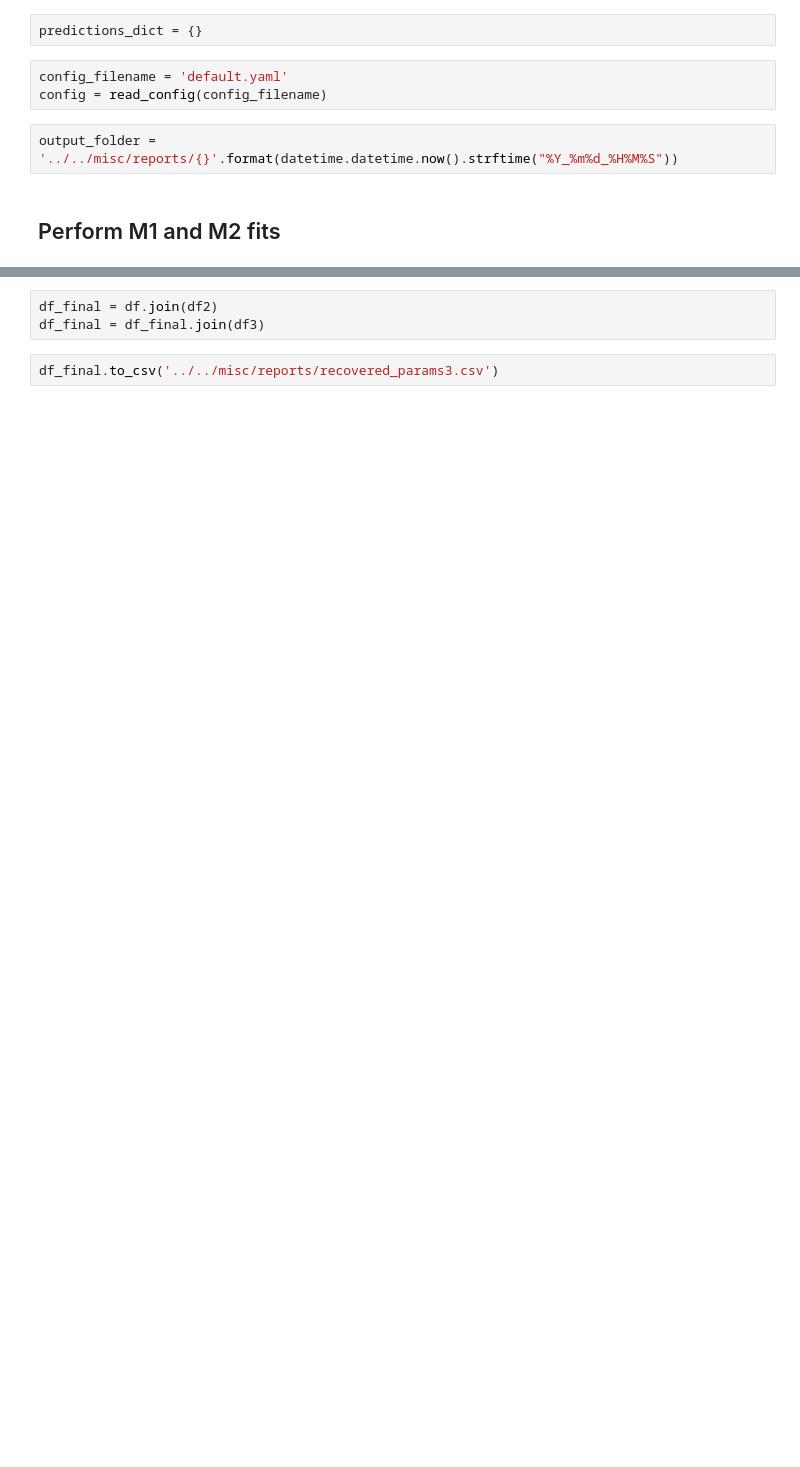
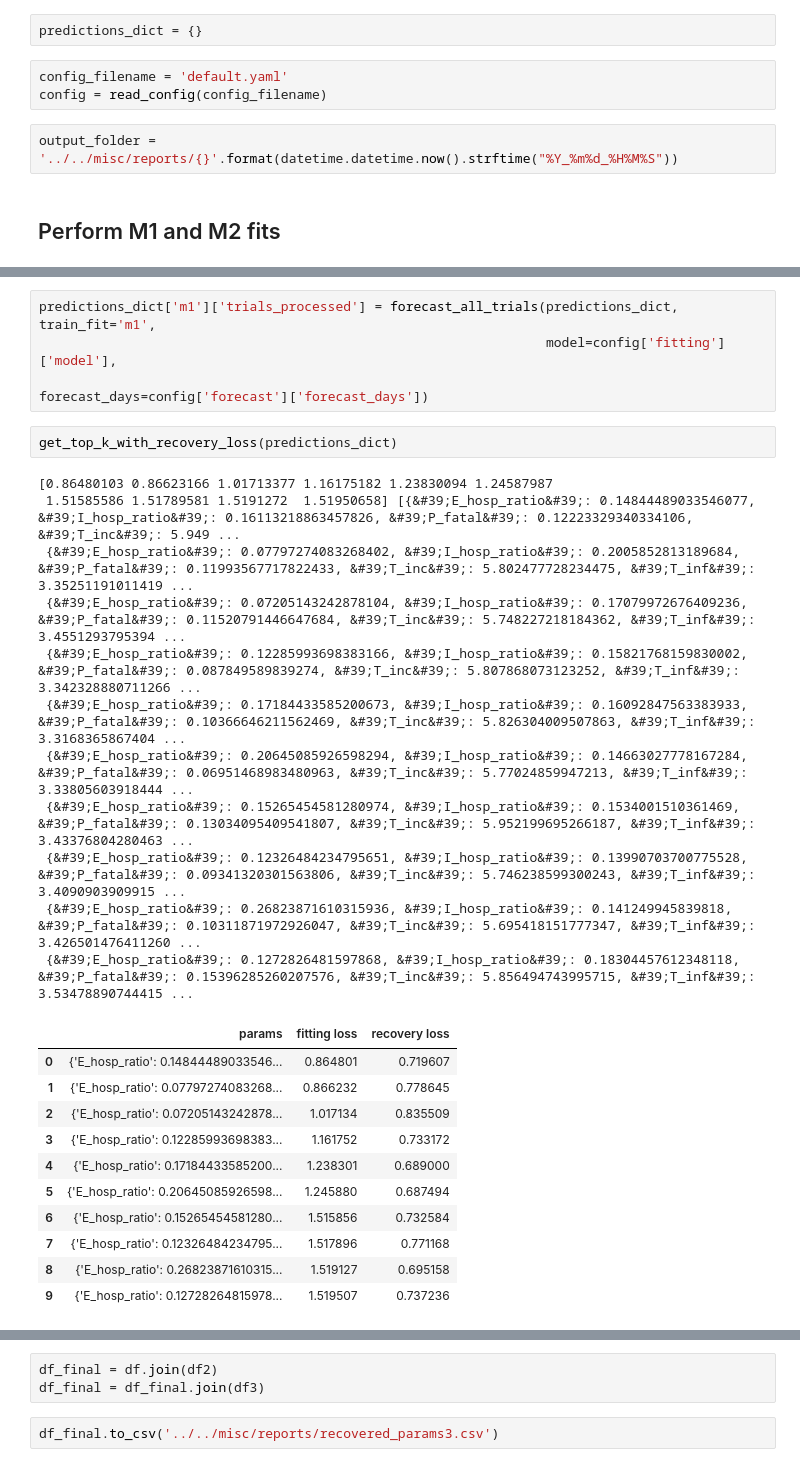
Before and after one commit to WadhwaniAI/covid-modelling, a Jupyter notebook: notebooks/seir/[TRY] parameter_recovery.ipynb, the cells around one changed output, grey strips where cells are left out. Drawn from its saved outputs; the diff is of its cells as text; blank space fills up the shorter version.

```diff
--- a/notebooks/seir/[TRY] parameter_recovery.ipynb
+++ b/notebooks/seir/[TRY] parameter_recovery.ipynb
@@ -58,3 +113,32 @@ loss_parameter_recovery(predictions_dict['m1']['ideal_params'], predictions_dict
+# %%
+predictions_dict['m1']['trials_processed'] = forecast_all_trials(predictions_dict, train_fit='m1',
+                                                                 model=config['fitting']['model'],
+                                                                 forecast_days=config['forecast']['forecast_days'])
+# %%
+get_top_k_with_recovery_loss(predictions_dict)
+# %% [output]
+[0.86480103 0.86623166 1.01713377 1.16175182 1.23830094 1.24587987
+ 1.51585586 1.51789581 1.5191272  1.51950658] [{&#39;E_hosp_ratio&#39;: 0.14844489033546077, &#39;I_hosp_ratio&#39;: 0.16113218863457826, &#39;P_fatal&#39;: 0.12223329340334106, &#39;T_inc&#39;: 5.949 ...
+ {&#39;E_hosp_ratio&#39;: 0.07797274083268402, &#39;I_hosp_ratio&#39;: 0.2005852813189684, &#39;P_fatal&#39;: 0.11993567717822433, &#39;T_inc&#39;: 5.802477728234475, &#39;T_inf&#39;: 3.35251191011419 ...
+ {&#39;E_hosp_ratio&#39;: 0.07205143242878104, &#39;I_hosp_ratio&#39;: 0.17079972676409236, &#39;P_fatal&#39;: 0.11520791446647684, &#39;T_inc&#39;: 5.748227218184362, &#39;T_inf&#39;: 3.4551293795394 ...
+ {&#39;E_hosp_ratio&#39;: 0.12285993698383166, &#39;I_hosp_ratio&#39;: 0.15821768159830002, &#39;P_fatal&#39;: 0.087849589839274, &#39;T_inc&#39;: 5.807868073123252, &#39;T_inf&#39;: 3.342328880711266 ...
+ {&#39;E_hosp_ratio&#39;: 0.17184433585200673, &#39;I_hosp_ratio&#39;: 0.16092847563383933, &#39;P_fatal&#39;: 0.10366646211562469, &#39;T_inc&#39;: 5.826304009507863, &#39;T_inf&#39;: 3.3168365867404 ...
+ {&#39;E_hosp_ratio&#39;: 0.20645085926598294, &#39;I_hosp_ratio&#39;: 0.14663027778167284, &#39;P_fatal&#39;: 0.06951468983480963, &#39;T_inc&#39;: 5.77024859947213, &#39;T_inf&#39;: 3.33805603918444 ...
+ {&#39;E_hosp_ratio&#39;: 0.15265454581280974, &#39;I_hosp_ratio&#39;: 0.1534001510361469, &#39;P_fatal&#39;: 0.13034095409541807, &#39;T_inc&#39;: 5.952199695266187, &#39;T_inf&#39;: 3.43376804280463 ...
+ {&#39;E_hosp_ratio&#39;: 0.12326484234795651, &#39;I_hosp_ratio&#39;: 0.13990703700775528, &#39;P_fatal&#39;: 0.09341320301563806, &#39;T_inc&#39;: 5.746238599300243, &#39;T_inf&#39;: 3.4090903909915 ...
+ {&#39;E_hosp_ratio&#39;: 0.26823871610315936, &#39;I_hosp_ratio&#39;: 0.141249945839818, &#39;P_fatal&#39;: 0.10311871972926047, &#39;T_inc&#39;: 5.695418151777347, &#39;T_inf&#39;: 3.426501476411260 ...
+ {&#39;E_hosp_ratio&#39;: 0.1272826481597868, &#39;I_hosp_ratio&#39;: 0.18304457612348118, &#39;P_fatal&#39;: 0.15396285260207576, &#39;T_inc&#39;: 5.856494743995715, &#39;T_inf&#39;: 3.53478890744415 ...
+|  | params | fitting loss | recovery loss |
+| 0 | {'E_hosp_ratio': 0.14844489033546... | 0.864801 | 0.719607 |
+| 1 | {'E_hosp_ratio': 0.07797274083268... | 0.866232 | 0.778645 |
+| 2 | {'E_hosp_ratio': 0.07205143242878... | 1.017134 | 0.835509 |
+| 3 | {'E_hosp_ratio': 0.12285993698383... | 1.161752 | 0.733172 |
+| 4 | {'E_hosp_ratio': 0.17184433585200... | 1.238301 | 0.689000 |
+| 5 | {'E_hosp_ratio': 0.20645085926598... | 1.245880 | 0.687494 |
+| 6 | {'E_hosp_ratio': 0.15265454581280... | 1.515856 | 0.732584 |
+| 7 | {'E_hosp_ratio': 0.12326484234795... | 1.517896 | 0.771168 |
+| 8 | {'E_hosp_ratio': 0.26823871610315... | 1.519127 | 0.695158 |
+| 9 | {'E_hosp_ratio': 0.12728264815978... | 1.519507 | 0.737236 |
 # %%
 import pandas as pd
 
```
Also changed, not shown: parts of 8 cells of this notebook, 2 other files.
